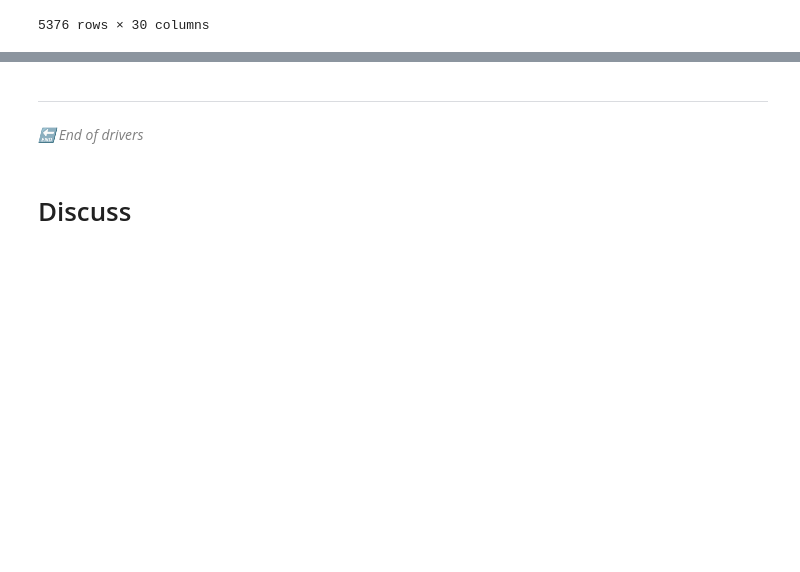
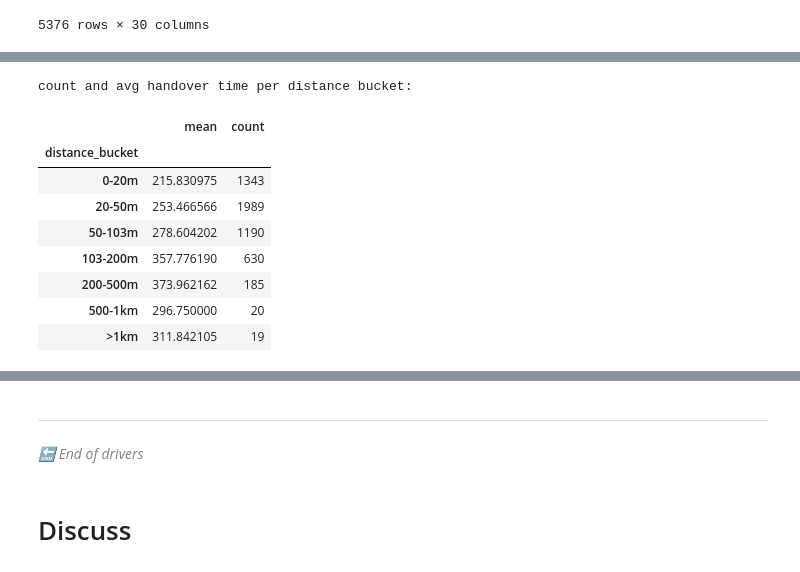
Before and after one commit to MohamdFekry/Parking-Enricher, a Jupyter notebook: test_data_analsis.ipynb, the cells around one changed output, grey strips where cells are left out. Saved outputs shown, nothing was run; the diff lists cells and outputs as text; code cells hidden in the pictures; blank space fills up the shorter version.

```diff
--- a/test_data_analsis.ipynb
+++ b/test_data_analsis.ipynb
@@ -625,0 +691,20 @@ test_data2
+# %%
+bins = [0, 20, 50, 103, 200, 500, 1000, float('inf')]
+labels = ['0-20m', '20-50m', '50-103m', '103-200m', '200-500m', '500-1km', '>1km']
+
+test_data2['distance_bucket'] = pd.cut(test_data2['parking_distance_diff_m'], bins=bins, labels=labels)
+
+bucket_summary = test_data2.groupby('distance_bucket', observed=False)['handover_time_seconds'].agg(['mean', 'count'])
+print("count and avg handover time per distance bucket:")
+bucket_summary
+# %% [output]
+count and avg handover time per distance bucket:
+|  | mean | count |
+| distance_bucket |  |  |
+| 0-20m | 215.830975 | 1343 |
+| 20-50m | 253.466566 | 1989 |
+| 50-103m | 278.604202 | 1190 |
+| 103-200m | 357.776190 | 630 |
+| 200-500m | 373.962162 | 185 |
+| 500-1km | 296.750000 | 20 |
+| >1km | 311.842105 | 19 |
```
Also changed, not shown: parts of 13 cells of this notebook, 3 other files.
